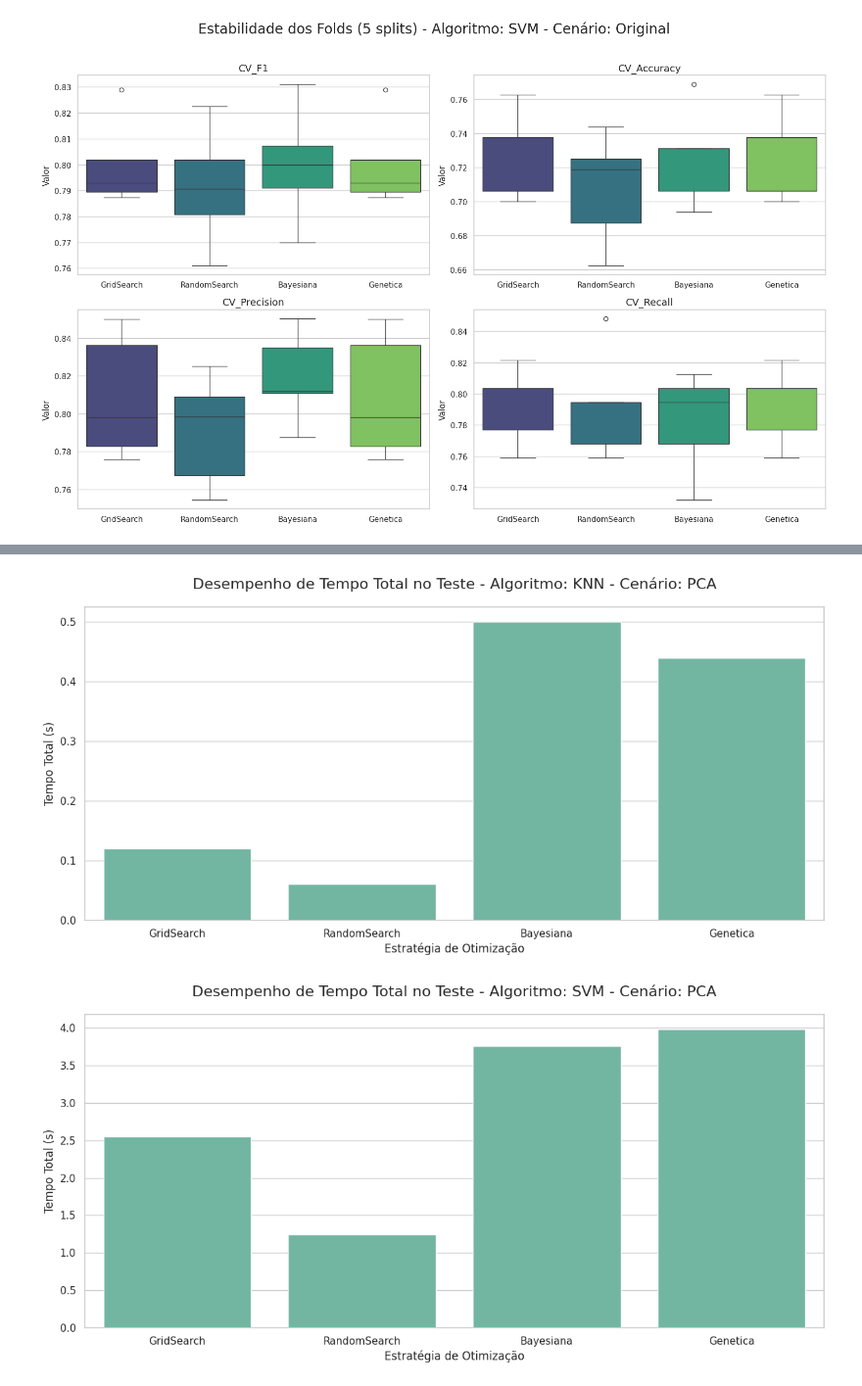
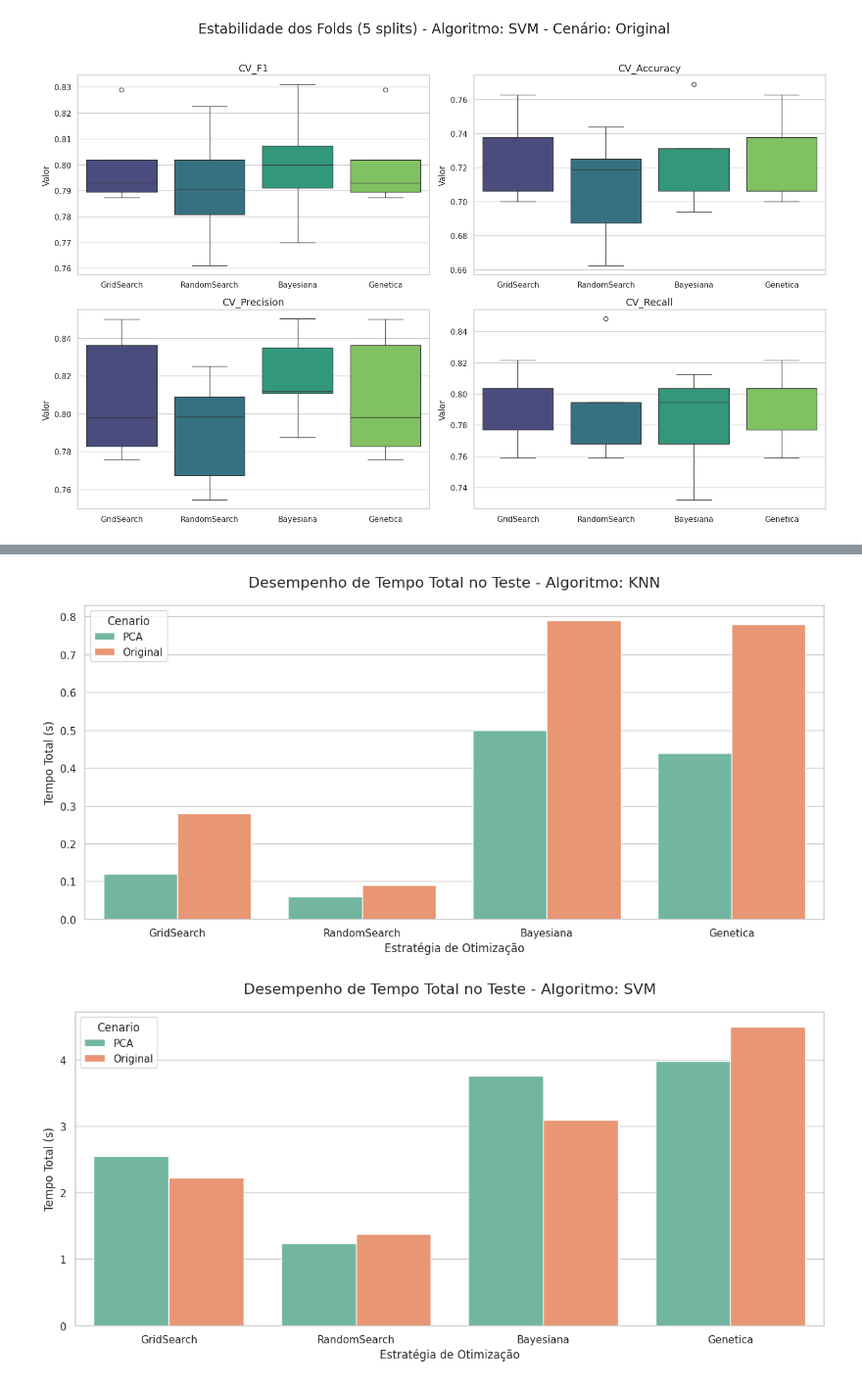
Before and after one commit to KauaHenSilva/Trabalho_Topicos_10, a Jupyter notebook: main.ipynb, the cells around one changed output, grey strips where cells are left out. Shown at 98% size. Saved outputs shown, nothing was run; the diff lists cells and outputs as text; code cells hidden in the pictures.

```diff
--- a/main.ipynb
+++ b/main.ipynb
@@ -356,23 +356,22 @@ for categoria in df_resultados_resumo['Cenario'].unique():
 [figure]
 [figure]
 # %%
-for categoria in df_resultados_resumo['Cenario'].unique():
-    df_cenario = df_resultados_resumo[df_resultados_resumo['Cenario'] == categoria]
+for algoritmo in df_resultados_resumo['Algoritmo'].unique():
+    plt.figure(figsize=(12, 6))
 
-    for algoritmo in df_resultados_resumo['Algoritmo'].unique():
-        plt.figure(figsize=(12, 6))
+    df_alg = df_resultados_resumo[df_resultados_resumo['Algoritmo'] == algoritmo]
 
-        ax = sns.barplot(
-            data=df_cenario[df_cenario['Algoritmo'] == algoritmo],
-            x="Otimizador",
-            y="Tempo_Total_s",
-                # hue="Otimizador",
-                # palette="viridis"
-        )
+    ax = sns.barplot(
+        data=df_alg,
+        x="Otimizador",
+        y="Tempo_Total_s",
+        hue="Cenario",
+        errorbar="ci",
+    )
 
-        plt.title(f"Desempenho de Tempo Total no Teste - Algoritmo: {algoritmo} - Cenário: {categoria}", fontsize=16, pad=20)
-        plt.ylabel("Tempo Total (s)")
-        plt.xlabel("Estratégia de Otimização")
-        plt.tight_layout()
-        plt.show()
+    plt.title(f"Desempenho de Tempo Total no Teste - Algoritmo: {algoritmo}", fontsize=16, pad=20)
+    plt.ylabel("Tempo Total (s)")
+    plt.xlabel("Estratégia de Otimização")
+    plt.tight_layout()
+    plt.show()
 # %% [output]
@@ -381,2 +380,2 @@ for categoria in df_resultados_resumo['Cenario'].unique():
-[figure, old version]
+[figure, new version]
-[figure, old version]
+[figure, new version]
```
Also changed, not shown: parts of 1 cell of this notebook.
